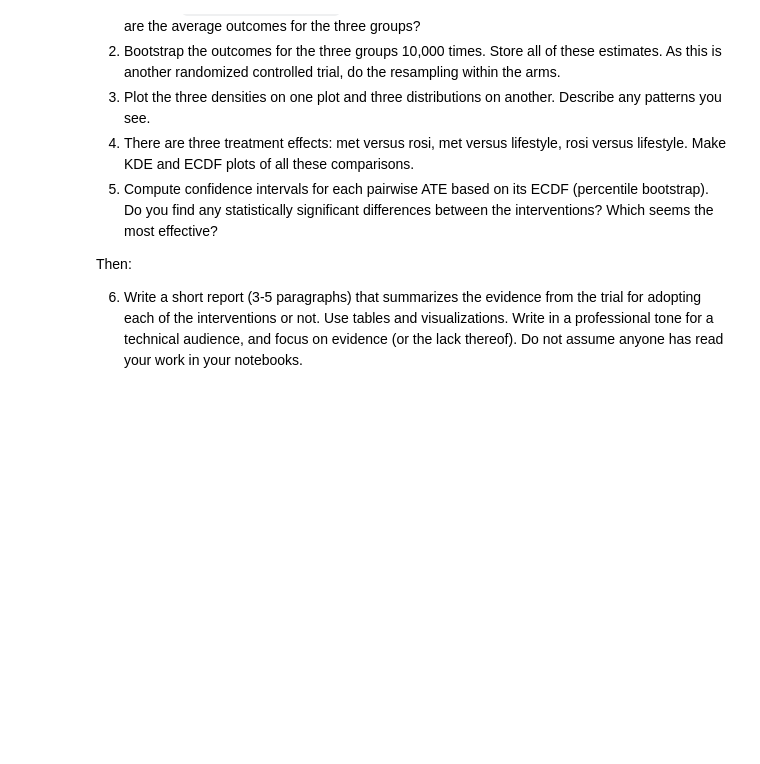
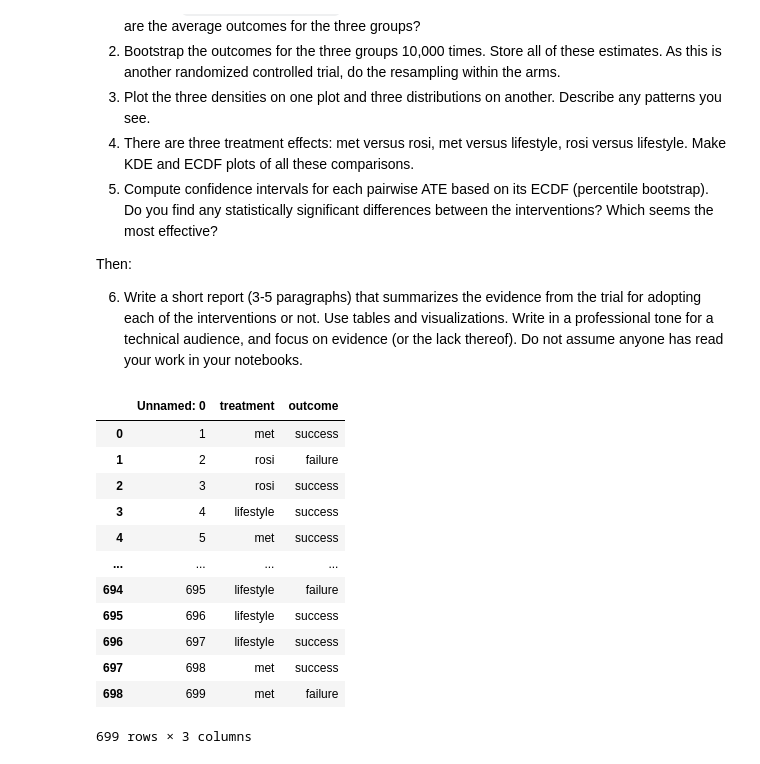
Before and after one commit to hdykens/UU_Lab_Repo, a Jupyter notebook: lab_06/lab_06.ipynb, the cells around one changed output. Saved outputs shown, nothing was run; the diff lists cells and outputs as text; code cells hidden in the pictures; blank space fills up the shorter version.

```diff
--- a/lab_06/lab_06.ipynb
+++ b/lab_06/lab_06.ipynb
@@ -215,3 +215,20 @@ In an ipynb or py file:
 Then:
 
 6. Write a short report (3-5 paragraphs) that summarizes the evidence from the trial for adopting each of the interventions or not. Use tables and visualizations. Write in a professional tone for a technical audience, and focus on evidence (or the lack thereof). Do not assume anyone has read your work in your notebooks.
+# %%
+df = pd.read_csv('./data/diabetes.csv')
+df
+# %% [output]
+|  | Unnamed: 0 | treatment | outcome |
+| 0 | 1 | met | success |
+| 1 | 2 | rosi | failure |
+| 2 | 3 | rosi | success |
+| 3 | 4 | lifestyle | success |
+| 4 | 5 | met | success |
+| ... | ... | ... | ... |
+| 694 | 695 | lifestyle | failure |
+| 695 | 696 | lifestyle | success |
+| 696 | 697 | lifestyle | success |
+| 697 | 698 | met | success |
+| 698 | 699 | met | failure |
+699 rows × 3 columns
```
Also changed, not shown: parts of 7 cells of this notebook.
